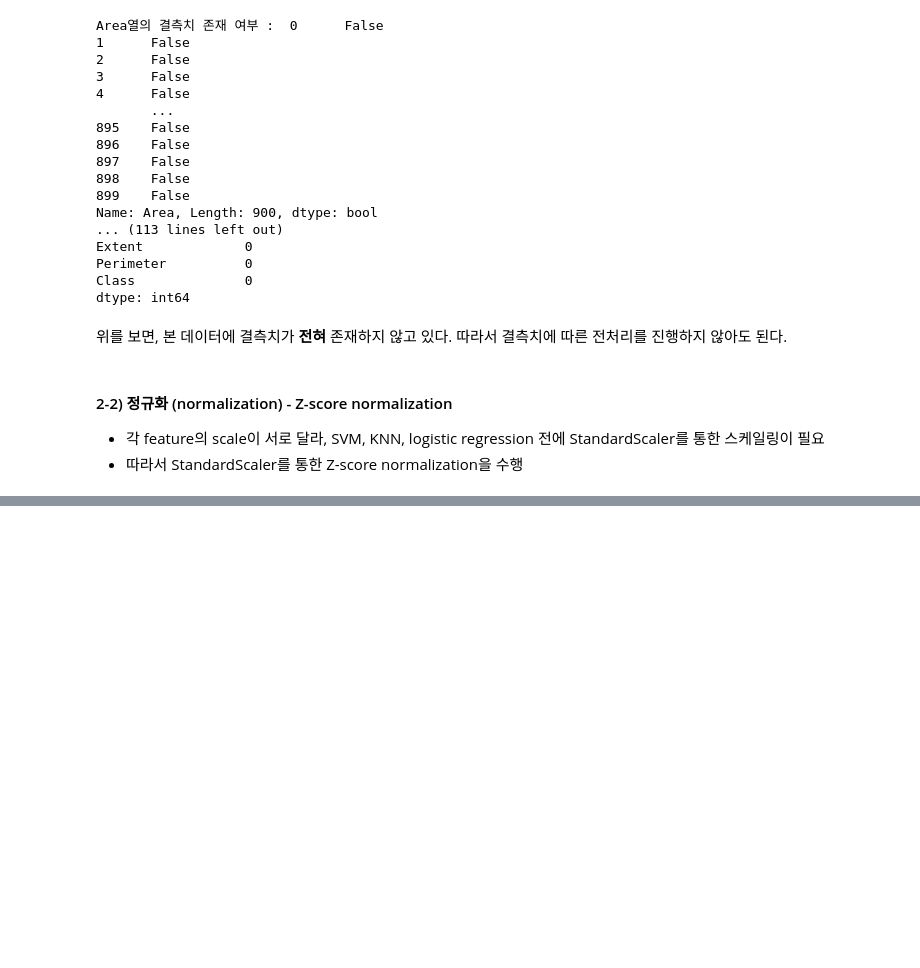
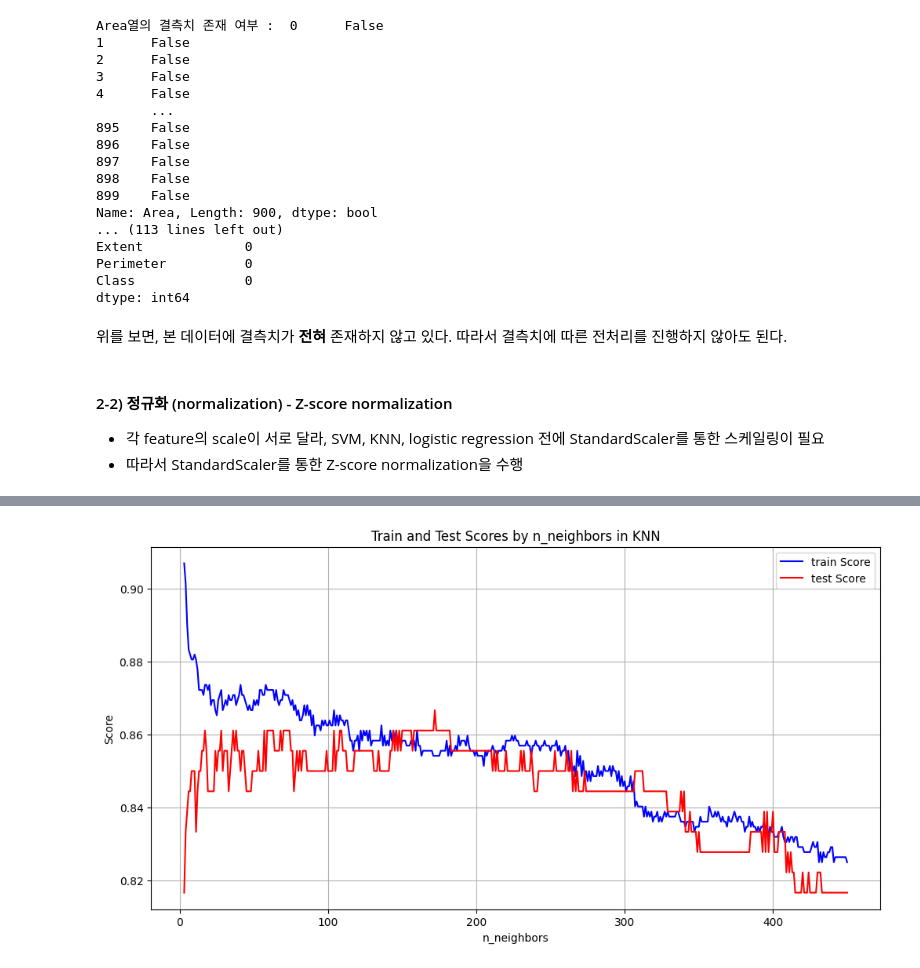
Before and after one commit to lky473736/learning-AI, a Jupyter notebook: report/classification_raisin.ipynb, the cells around one changed output, grey strips where cells are left out. Drawn from its saved outputs; the diff is of its cells as text; code cells hidden in the pictures; blank space fills up the shorter version.

```diff
--- a/report/classification_raisin.ipynb
+++ b/report/classification_raisin.ipynb
@@ -283,0 +306,18 @@ X_test_scaled = ss_transformer.transform(X_test)
+# %%
+# KNN을 활용한 모델 fit 및 train score, test score 출력
+# 이때, n_neighbors 하이퍼파라미터를 조정해나가면서, 점수를 get
+
+from sklearn.neighbors import KNeighborsClassifier
+
+score_list = [] # [n_neighbors, [train score, test score]]
+
+# n_neighbors를 3부터 450까지 진행 -> 데이터의 절반 (900/2 = 450)까지 값을 테스트하여 최적의 값 찾기
+
+for num in range (3, 451) :
+    knn = KNeighborsClassifier(n_neighbors=num)
+    knn.fit (X_train_scaled, y_train)
+
+    current_score = [num, [knn.score(X_train_scaled, y_train),
+                             knn.score(X_test_scaled, y_test)]]
+    score_list.append (current_score)
+    print (f'n_neighbors : {num} | train score : {current_score[1][0]}, test score : {current_score[1][1]}')
@@ -283,0 +342,18 @@ X_test_scaled = ss_transformer.transform(X_test)
+# %%
+# 위 결과를 시각화화여 가장 적합한 n_neighbors 파라미터를 찾는다
+
+n_neighbors_values = [score[0] for score in score_list] # n_neighbors
+train_scores = [score[1][0] for score in score_list] # train score
+test_scores = [score[1][1] for score in score_list] # test score
+
+plt.figure(figsize=(12, 6))
+plt.plot(n_neighbors_values, train_scores, label='train Score', color='blue')
+plt.plot(n_neighbors_values, test_scores, label='test Score', color='red')
+plt.xlabel('n_neighbors')
+plt.ylabel('Score')
+plt.title('Train and Test Scores by n_neighbors in KNN')
+plt.legend()
+plt.grid(True)
+plt.show()
+# %% [output]
+[figure, added]
```
Also changed, not shown: parts of 34 cells of this notebook.
